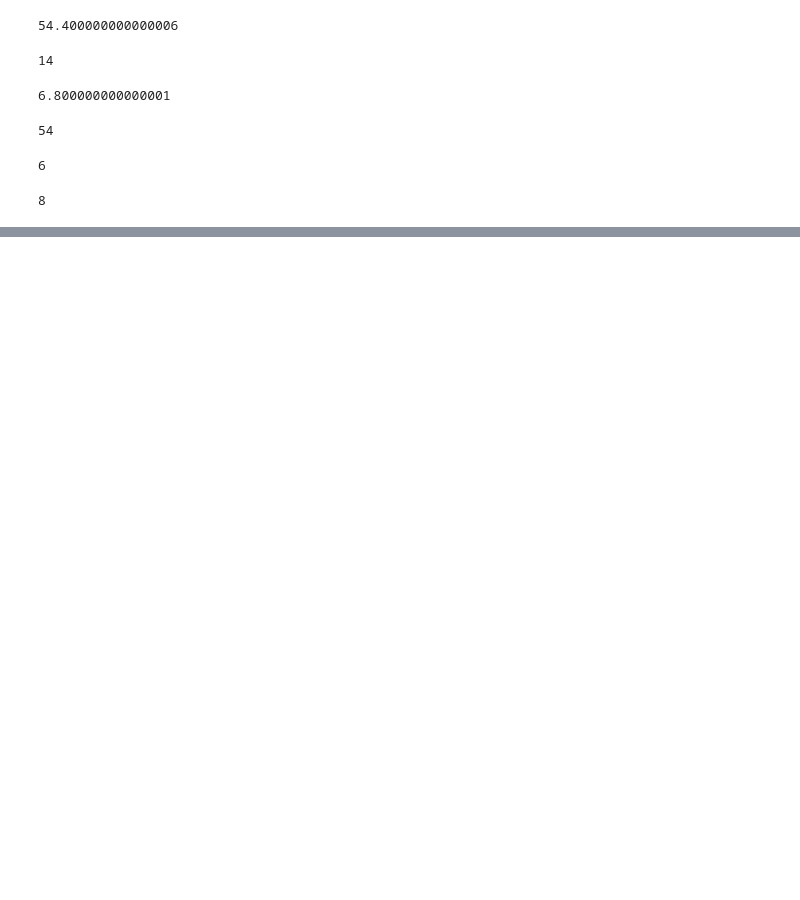
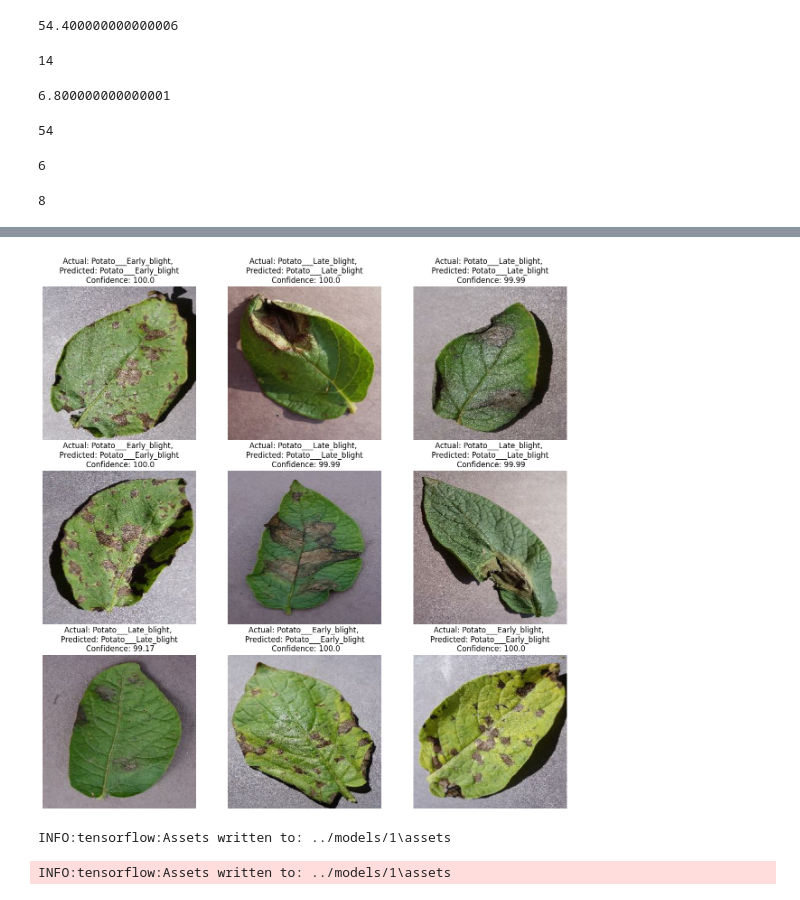
Before and after one commit to betoyoglu/Potato-Disease-Classification-Using-CNN, a Jupyter notebook: training/training.ipynb, the cells around one changed output, grey strips where cells are left out. Cells and saved outputs as stored; diff of their text form; code cells hidden in the pictures; blank space fills up the shorter version.

```diff
--- a/training/training.ipynb
+++ b/training/training.ipynb
@@ -129,0 +291,24 @@ data_auggmentation= tf.keras.Sequential([
+# %%
+def predict(model,img):
+    img_array= tf.keras.preprocessing.image.img_to_array(images[i].numpy())
+    img_array= tf.expand_dims(img_array,0) #create a batch
+
+    predictions= model.predict(img_array)
+
+    predicted_class = class_names[np.argmax(predictions[0])]
+    confidence = round(100*(np.max(predictions[0])),2)
+    return predicted_class,confidence
+# %%
+plt.figure(figsize=(15,15))
+for images, labels in test_ds.take(1):
+    for i in range(9):
+        ax = plt.subplot(3,3, i+1)
+        plt.imshow(images[i].numpy().astype("uint8"))
+
+        predicted_class, confidence = predict(model, images[i].numpy())
+        actual_class= class_names[labels[i]]
+
+        plt.title(f"Actual: {actual_class}, \n Predicted: {predicted_class} \n Confidence: {confidence}")
+
+        plt.axis("off")
+# %% [output]
@@ -129,0 +324,10 @@ data_auggmentation= tf.keras.Sequential([
+[figure, added]
+# %%
+import os
+model_version = max([int (i) for i in os.listdir("../models") + [0]]) + 1
+model.save(f"../models/{model_version}")
+
+#bu sayede yeni bir model versiyonu yapıldığında otomatik kaydedecek
+# %% [output]
+INFO:tensorflow:Assets written to: ../models/1\assets
+INFO:tensorflow:Assets written to: ../models/1\assets
```
Also changed, not shown: parts of 16 cells of this notebook, 5 other files.
